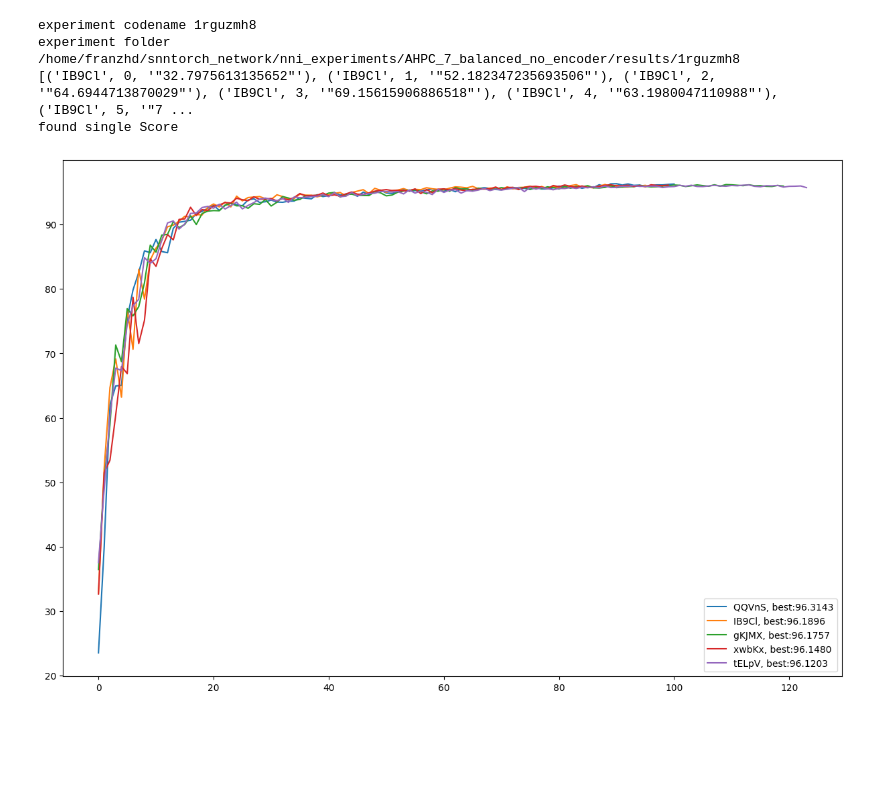
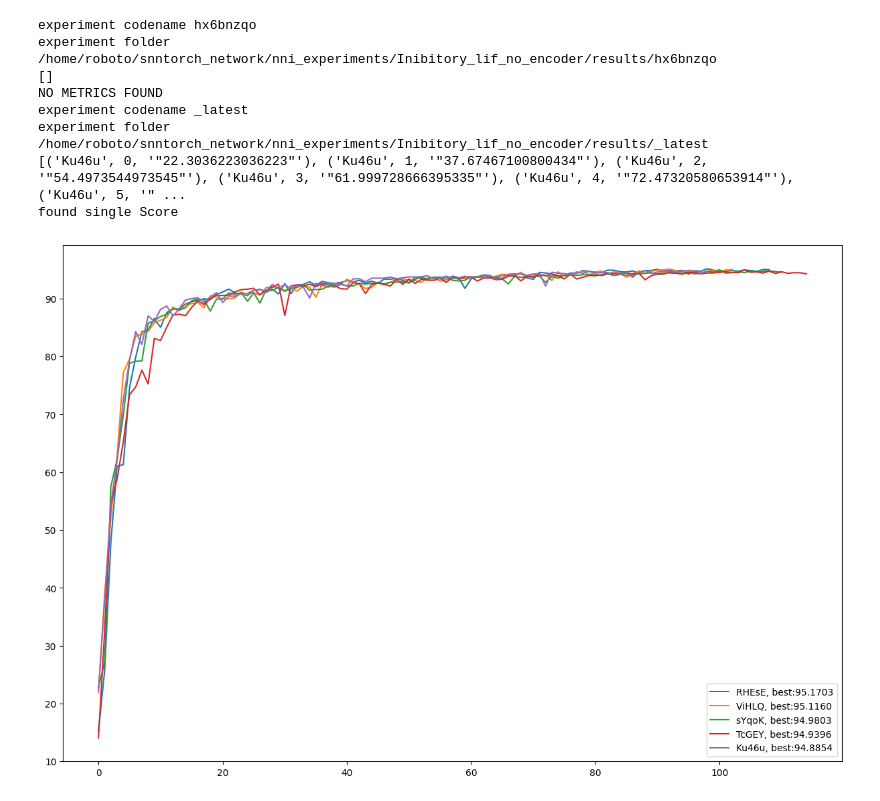
Before and after one commit to franzhd/snntorch_network, a Jupyter notebook: notebook/experiment_visualizer.ipynb, the cells around one changed output. Cells and saved outputs as stored; diff of their text form; code cells hidden in the pictures; blank space fills up the shorter version.

```diff
--- a/notebook/experiment_visualizer.ipynb
+++ b/notebook/experiment_visualizer.ipynb
@@ -284,13 +284,17 @@ def show_results(path, experiment_code=None, print_content=False):
 #### given the modularity of the saving, modular finction defined by the user
 # %%
 #inserire qui tutte le variabili richieste per visualizzare gli esperimenti
-experiment_name = "AHPC_7_balanced_no_encoder"
+experiment_name = "Inibitory_lif_no_encoder"
 experiment_code = ''
 path = f'{Path.home()}/snntorch_network/nni_experiments/{experiment_name}/results/'
 show_results(path, print_content=False)
 # %% [output]
-experiment codename 1rguzmh8
-experiment folder /home/franzhd/snntorch_network/nni_experiments/AHPC_7_balanced_no_encoder/results/1rguzmh8
-[('IB9Cl', 0, '"32.7975613135652"'), ('IB9Cl', 1, '"52.182347235693506"'), ('IB9Cl', 2, '"64.6944713870029"'), ('IB9Cl', 3, '"69.15615906886518"'), ('IB9Cl', 4, '"63.1980047110988"'), ('IB9Cl', 5, '"7 ...
+experiment codename hx6bnzqo
+experiment folder /home/roboto/snntorch_network/nni_experiments/Inibitory_lif_no_encoder/results/hx6bnzqo
+[]
+NO METRICS FOUND
+experiment codename _latest
+experiment folder /home/roboto/snntorch_network/nni_experiments/Inibitory_lif_no_encoder/results/_latest
+[('Ku46u', 0, '"22.3036223036223"'), ('Ku46u', 1, '"37.67467100800434"'), ('Ku46u', 2, '"54.4973544973545"'), ('Ku46u', 3, '"61.999728666395335"'), ('Ku46u', 4, '"72.47320580653914"'), ('Ku46u', 5, '" ...
 found single Score
-[figure, old version]
+[figure, new version]
```
Also changed, not shown: parts of 4 cells of this notebook, 9 other files.
